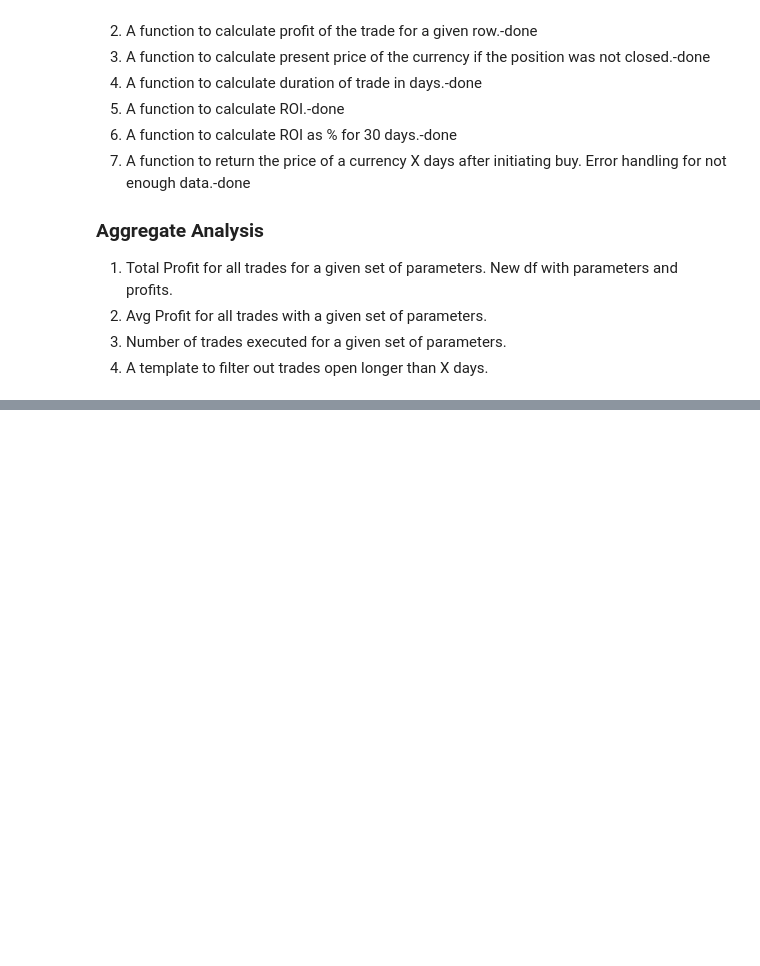
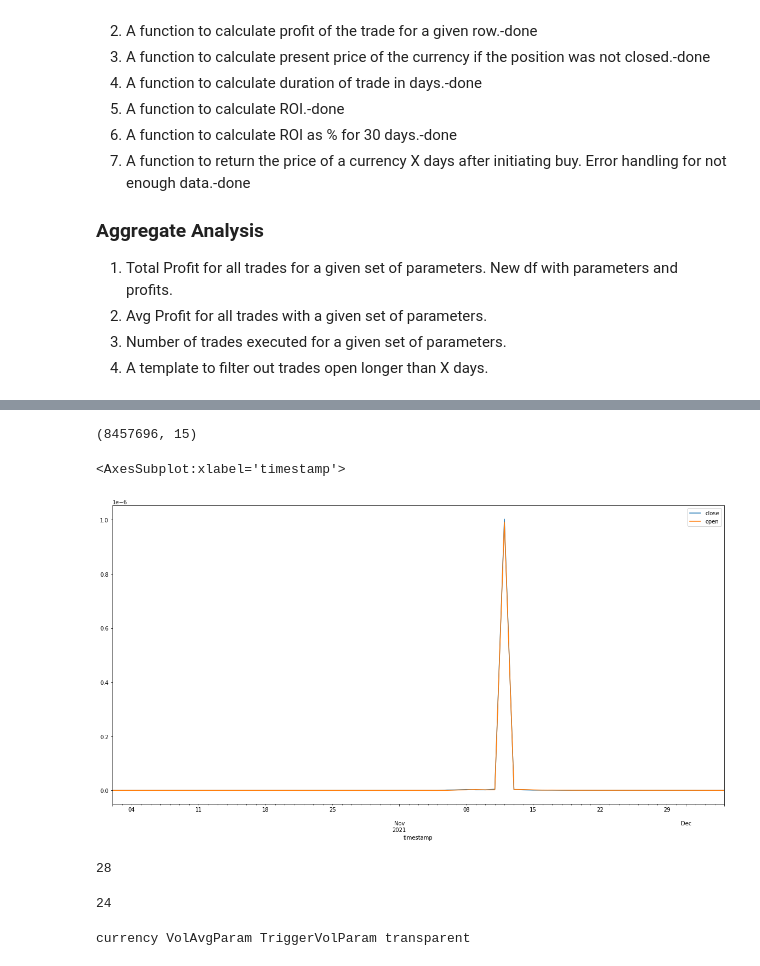
Before and after one commit to justinbarak/crypto-vol-scanner, a Jupyter notebook: crypto_vol_scanner/backtrader_results_analysis.ipynb, the cells around one changed output, grey strips where cells are left out. Drawn from its saved outputs; the diff is of its cells as text; code cells hidden in the pictures; blank space fills up the shorter version.

```diff
--- a/crypto_vol_scanner/backtrader_results_analysis.ipynb
+++ b/crypto_vol_scanner/backtrader_results_analysis.ipynb
@@ -227,0 +236,30 @@ df.to_pickle(save_path)
+# %%
+updated_df.shape
+# %% [output]
+(8457696, 15)
+# %%
+tadp = pd.read_pickle(Path(f'../downloaded_data/nomics/candles/TADP.pkl').resolve())
+tadp = tadp.loc[tadp['timestamp'] > '2021-10-01']
+tadp.plot(x='timestamp', y=['close', 'open'], kind='line', figsize=(20,10), subplots=False)
+# %% [output]
+<AxesSubplot:xlabel='timestamp'>
+[figure, added]
+# %%
+os.cpu_count()
+# %% [output]
+28
+# %%
+import multiprocessing
+multiprocessing.cpu_count() * 6 // 7
+# %% [output]
+24
+# %%
+bob = ({
+"currency": 'USD',
+"VolAvgParam": 12,
+"TriggerVolParam": 4,
+"transparent": True,
+})
+print(**bob)
+# %% [output]
+currency VolAvgParam TriggerVolParam transparent
```
Also changed, not shown: parts of 22 cells of this notebook, 6 other files.
